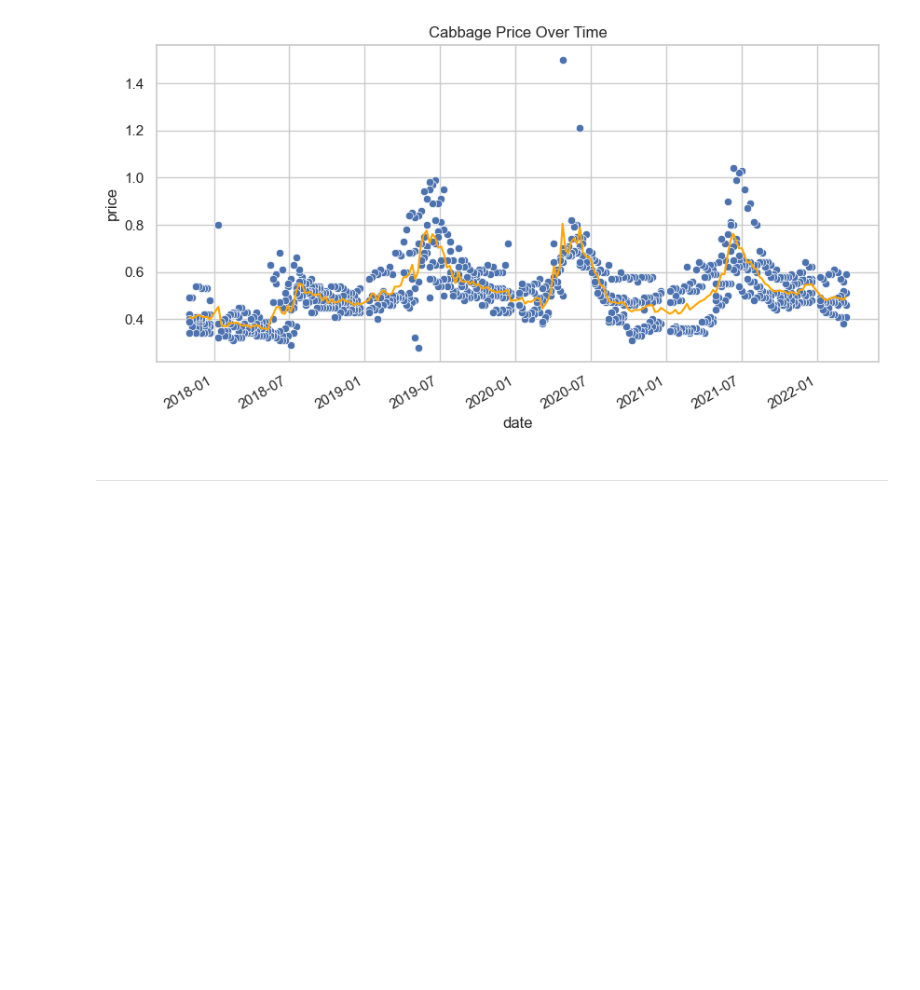
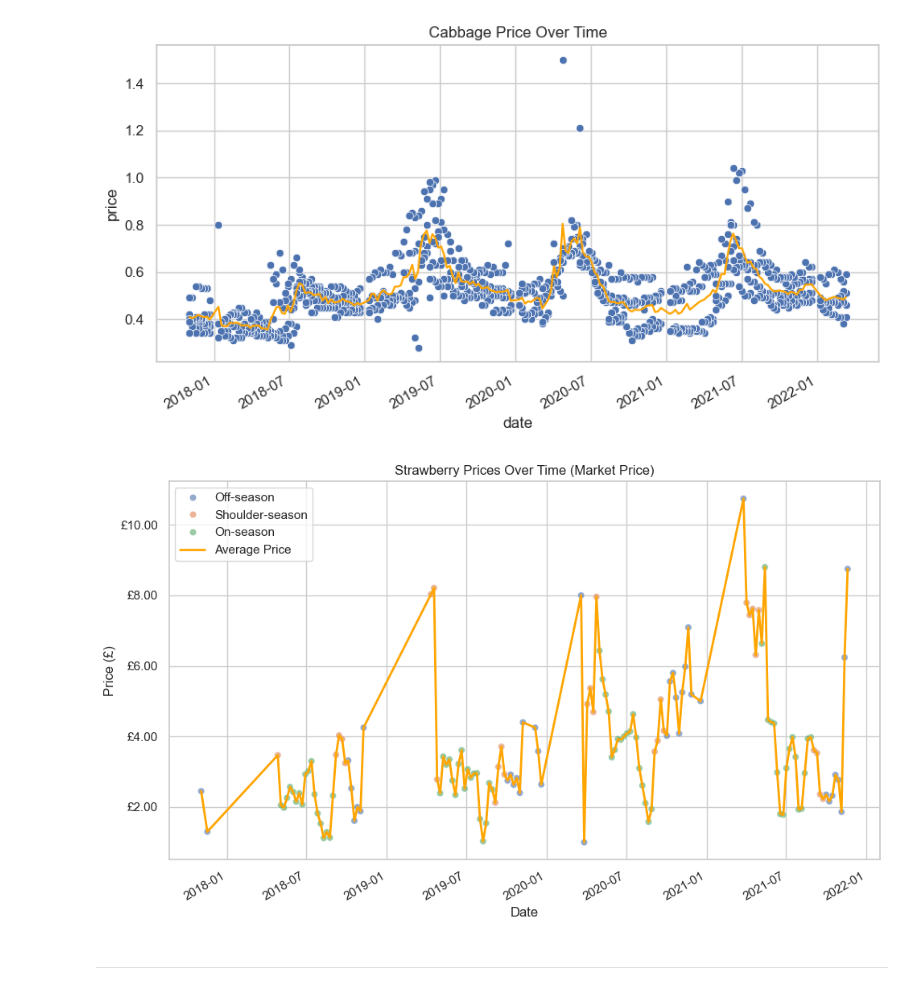
Before and after one commit to Khoi412/Capstone_Project_Fruit_Veg_Prices_UK, a Jupyter notebook: jupyter_notebooks/DataVisuals.ipynb, the cells around one changed output. Cells and saved outputs as stored; diff of their text form; code cells hidden in the pictures; blank space fills up the shorter version.

```diff
--- a/jupyter_notebooks/DataVisuals.ipynb
+++ b/jupyter_notebooks/DataVisuals.ipynb
@@ -221,6 +221,32 @@ fig = px.line(cabbage_df, x='date', y='price', color='variety',
               title='Cabbage Price Over Time',
               markers=True) # Add markers for each data point
 fig.show()
+# %%
+strawberries = df[df['item'] == 'strawberries'].copy()# filter for strawberries
+# %%
+import matplotlib.ticker as ticker
+
+# Ensure datetime
+strawberries['date'] = pd.to_datetime(strawberries['date'])
+
+# Calculate mean price per date (optional but improves clarity)
+mean_prices = strawberries.groupby('date')['price'].mean().reset_index()
+
+plt.figure(figsize=(10,6))
+sns.scatterplot(data=strawberries, x='date', y='price', hue='Season', alpha=0.6)
+sns.lineplot(data=mean_prices, x='date', y='price', color='orange', label='Average Price', linewidth=2)
+
+plt.title('Strawberry Prices Over Time (Market Price)')
+plt.ylabel('Price (£)')
+plt.xlabel('Date')
+plt.gca().yaxis.set_major_formatter(ticker.FuncFormatter(lambda x, _: f'£{x:.2f}'))
+plt.grid(True)
+plt.gcf().autofmt_xdate()
+plt.tight_layout()
+plt.legend()
+plt.show()
+# %% [output]
+[figure, added]
 # %% [markdown]
 ---
 # %% [markdown]
```
Also changed, not shown: 2 other files.
